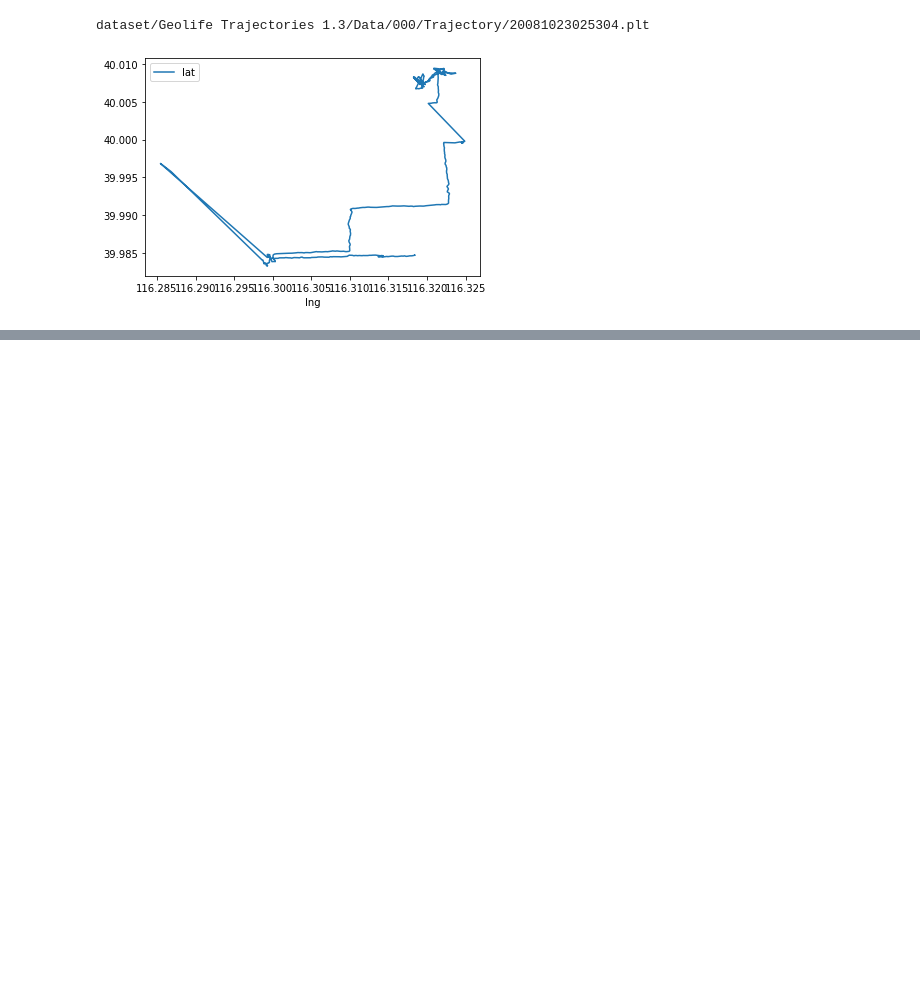
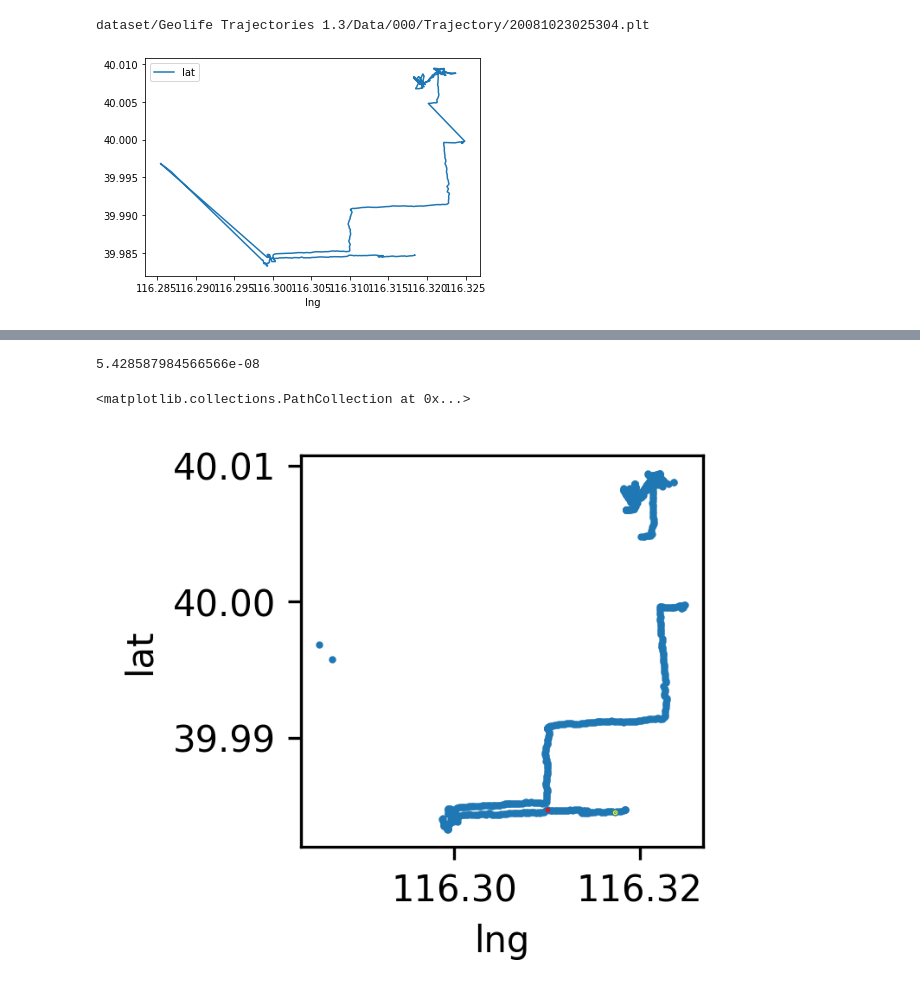
Before and after one commit to KEAE12315/flotation_old, a Jupyter notebook: test.ipynb, the cells around one changed output, grey strips where cells are left out. Drawn from its saved outputs; the diff is of its cells as text; code cells hidden in the pictures; blank space fills up the shorter version.

```diff
--- a/test.ipynb
+++ b/test.ipynb
@@ -11,0 +42,14 @@ dataset/Geolife Trajectories 1.3/Data/000/Trajectory/20081023025304.plt
+# %%
+import matplotlib.pyplot as plt
+fig, ax = plt.subplots(figsize=(2, 2), dpi=300)
+dpc.df.plot.scatter(x='lng', y='lat', s=1, ax=ax)
+
+i = 50
+j = next(jt)
+print(dpc.dis[i, j])
+ax.scatter(dpc.df.loc[i, 'lng'], dpc.df.loc[i, 'lat'], c='red', s=0.1)
+ax.scatter(dpc.df.loc[j, 'lng'], dpc.df.loc[j, 'lat'], c='yellow', s=0.1)
+# %% [output]
+5.428587984566566e-08
+<matplotlib.collections.PathCollection at 0x...>
+[figure, added]
```
Also changed, not shown: parts of 8 cells of this notebook, 6 other files.
